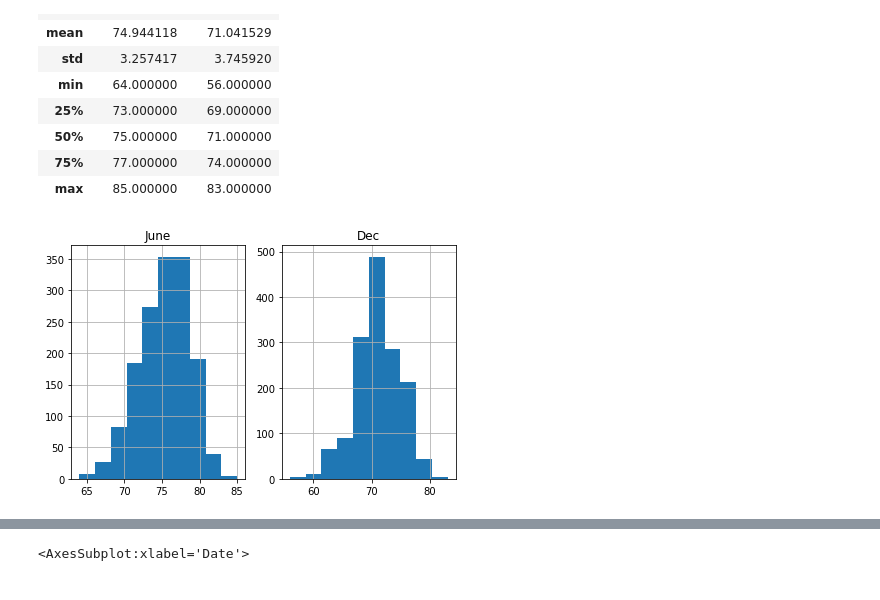
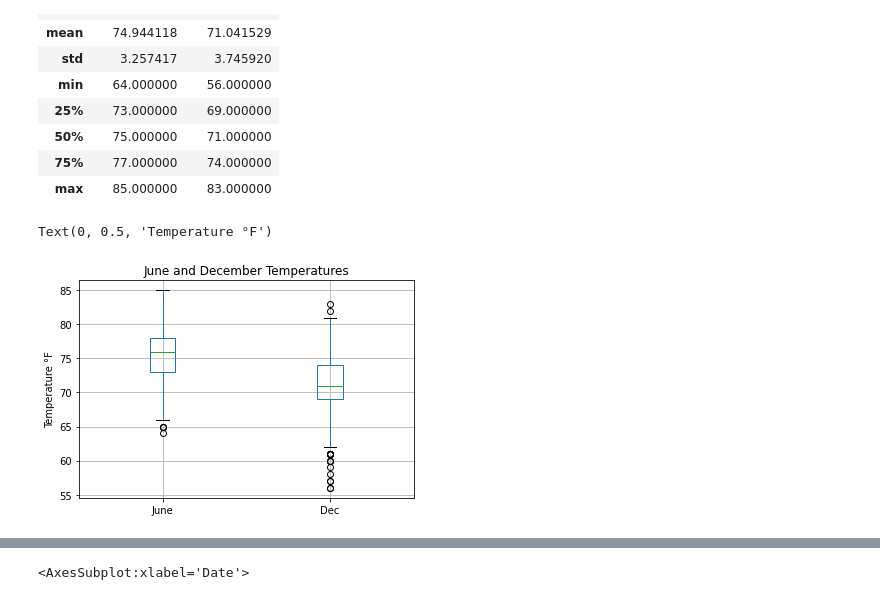
Before and after one commit to jisellejones/Surfs_Up_Climate_Analysis, a Jupyter notebook: SurfsUp_Challenge.ipynb, the cells around one changed output, grey strips where cells are left out. Saved outputs shown, nothing was run; the diff lists cells and outputs as text; code cells hidden in the pictures.

```diff
--- a/SurfsUp_Challenge.ipynb
+++ b/SurfsUp_Challenge.ipynb
@@ -98,12 +98,12 @@ combined_temps_stats
 # %%
 # Merge June and Dec temps into one dataframe
 combined_temps = june_temps_df.join(dec_temps_df, how = "inner")
 
 # Consider a histogram of temps/precipitation
 # Make boxplot of temps
-combined_temps.hist(bins=10)
-plt.tight_layout()
-# plt.title("June and December Temperatures")
-# plt.ylabel("Temperature °F")
+combined_temps.boxplot()
+plt.title("June and December Temperatures")
+plt.ylabel("Temperature °F")
 # %% [output]
+Text(0, 0.5, 'Temperature °F')
-[figure, old version]
+[figure, new version]
```
Also changed, not shown: parts of 2 cells of this notebook, 3 other files.
